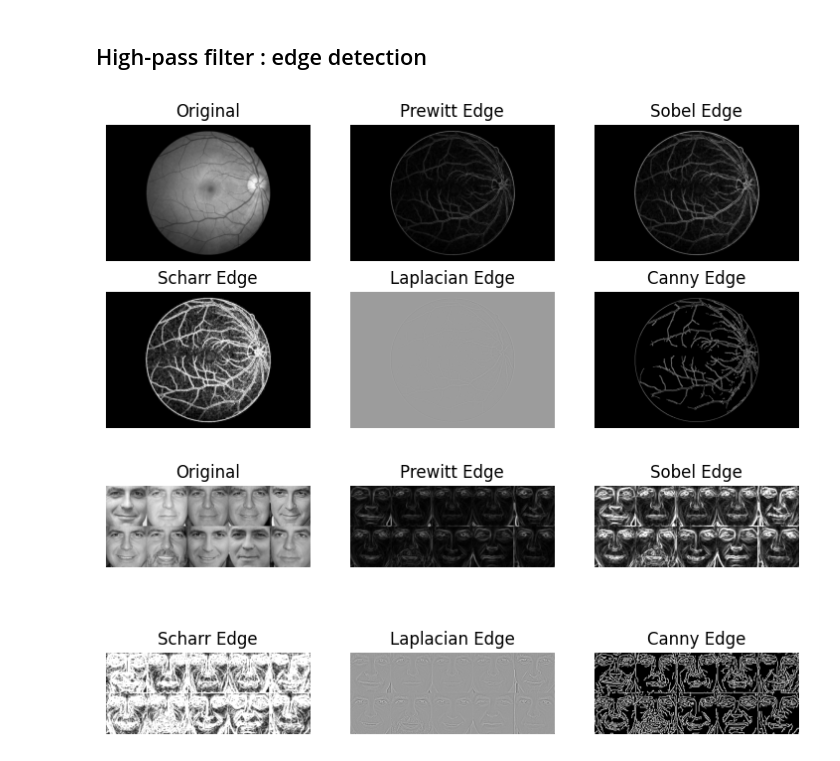
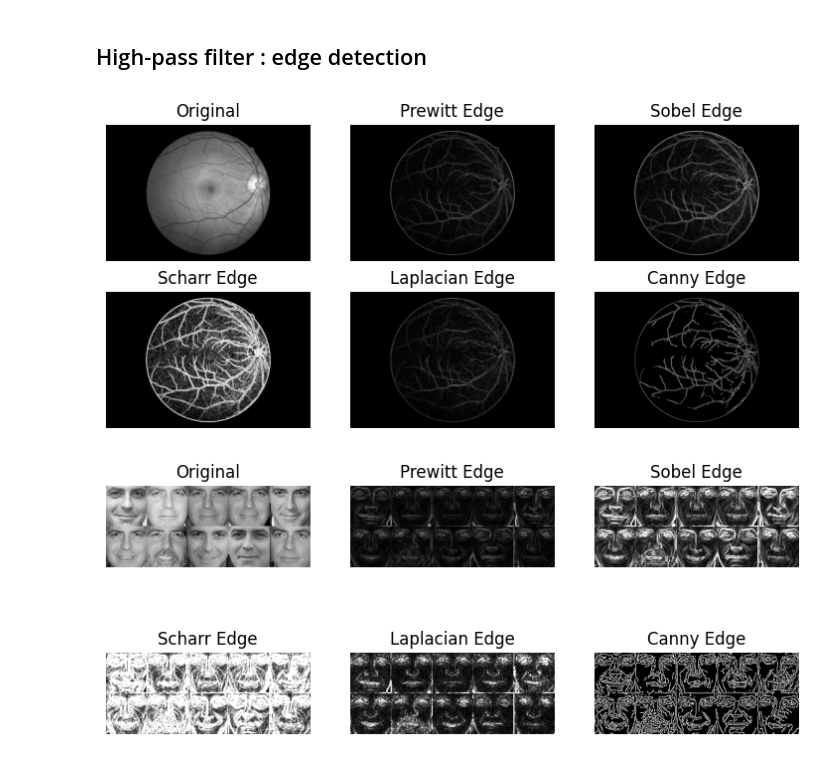
Before and after one commit to kkariste/Image-Enhancement, a Jupyter notebook: edges_detectors.ipynb, the cells around one changed output. Drawn from its saved outputs; the diff is of its cells as text; code cells hidden in the pictures.

```diff
--- a/edges_detectors.ipynb
+++ b/edges_detectors.ipynb
@@ -15,7 +15,8 @@ def compute_edge(image_name: str) -> None:
     image_prewitt_skimage = filters.prewitt(image)
     #image_sobel_skimage = filters.sobel(image)
 
-    image_laplacian = cv2.Laplacian(image, cv2.CV_64F, ksize=1)
+    image_laplacian = cv2.Laplacian(image, cv2.CV_64F, ksize=3)
+    image_laplacian = cv2.convertScaleAbs(image_laplacian) # Values in [0, 255]
     image_sobelx = cv2.Sobel(image, cv2.CV_64F, 1, 0, ksize=3)
     image_sobely = cv2.Sobel(image, cv2.CV_64F, 0, 1, ksize=3)
     image_sobel_magnitude = cv2.magnitude(image_sobelx, image_sobely)
@@ -35,32 +36,32 @@ def compute_edge(image_name: str) -> None:
 
     axes[0,1].imshow(image_prewitt_skimage, cmap='gray')
     axes[0,1].set_title("Prewitt Edge")
     axes[0,1].axis('off')
 
     axes[0,2].imshow(image_sobel_magnitude, cmap='gray')
     axes[0,2].set_title("Sobel Edge")
     axes[0,2].axis('off')
 
     axes[1,0].imshow(image_scharr_magnitude, cmap='gray')
     axes[1,0].set_title("Scharr Edge")
     axes[1,0].axis('off')
 
     axes[1,1].imshow(image_laplacian, cmap='gray')
     axes[1,1].set_title("Laplacian Edge")
     axes[1,1].axis('off')
 
     axes[1,2].imshow(image_canny, cmap='gray')
     axes[1,2].set_title("Canny Edge")
     axes[1,2].axis('off')
 
     plt.show()
 
 retina = "Images/database2/retina.jpg"
 clooney = "Images/database2/clooney.png"
 compute_edge(retina)
 compute_edge(clooney)
 
 # Try LoG later
 # %% [output]
-[figure, old version]
+[figure, new version]
-[figure, old version]
+[figure, new version]
```
